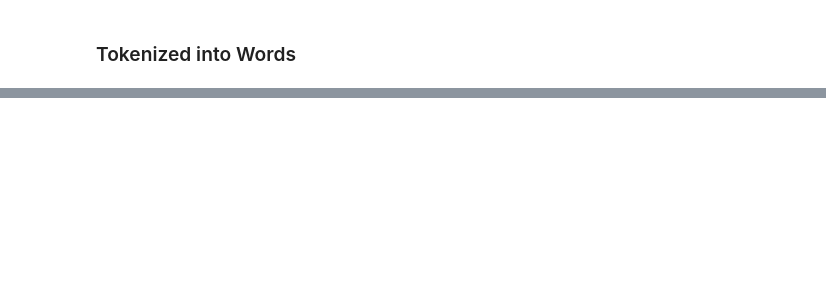
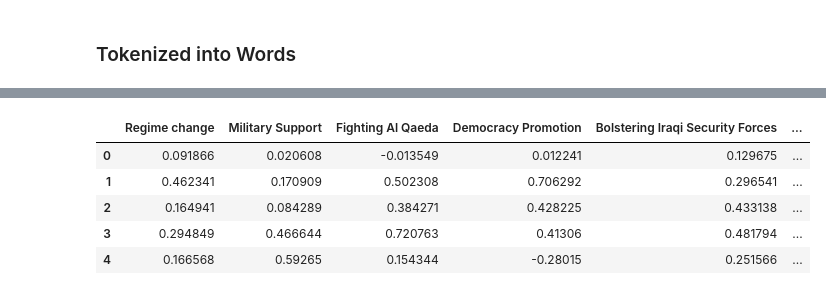
Before and after one commit to Kasheme/NLP, a Jupyter notebook: US Presedential Speeches/Topic Modelling/top2vec model build.ipynb, the cells around one changed output, grey strips where cells are left out. Drawn from its saved outputs; the diff is of its cells as text; code cells hidden in the pictures; blank space fills up the shorter version.

Commit message:
Cosine Similarity

```diff
--- a/US Presedential Speeches/Topic Modelling/top2vec model build.ipynb
+++ b/US Presedential Speeches/Topic Modelling/top2vec model build.ipynb
@@ -90,0 +377,30 @@ topic_words, word_scores, topic_nums = model.get_topics(17)
+# %%
+document_vectors = {}
+for id, vec in zip(model.document_ids, model.document_vectors):
+    document_vectors[id] = vec
+# %%
+topic_vectors = {}
+for topic_id, topic,vec in zip(
+    list(topic_labels.keys()), # selected topic ids ,
+    [i[0] for i in list(topic_labels.values())], # topic labels for selected topics
+    model.topic_vectors):
+    topic_vectors[topic_id] = (topic, vec)
+# %%
+# create a dataframe to store proximity scores
+df = pd.DataFrame(index=document_vectors.keys(), columns=[i[0] for i in topic_vectors.values()])
+# %%
+# Calculate and fill in the proximity scores
+for doc_id, doc_vector in document_vectors.items():
+    for topic_name, topic_vector in topic_vectors.values():
+        # calculate cosine similarity between document and topic vectors
+        similarity_score = cosine_similarity([doc_vector], [topic_vector])[0][0]
+        df.at[doc_id, topic_name] = similarity_score
+# %%
+df.head()
+# %% [output]
+|  | Regime change | Military Support | Fighting Al Qaeda | Democracy Promotion | Bolstering Iraqi Security Forces | ... |
+| 0 | 0.091866 | 0.020608 | -0.013549 | 0.012241 | 0.129675 | ... |
+| 1 | 0.462341 | 0.170909 | 0.502308 | 0.706292 | 0.296541 | ... |
+| 2 | 0.164941 | 0.084289 | 0.384271 | 0.428225 | 0.433138 | ... |
+| 3 | 0.294849 | 0.466644 | 0.720763 | 0.41306 | 0.481794 | ... |
+| 4 | 0.166568 | 0.59265 | 0.154344 | -0.28015 | 0.251566 | ... |
```
Also changed, not shown: parts of 58 cells of this notebook, 4 other files.
